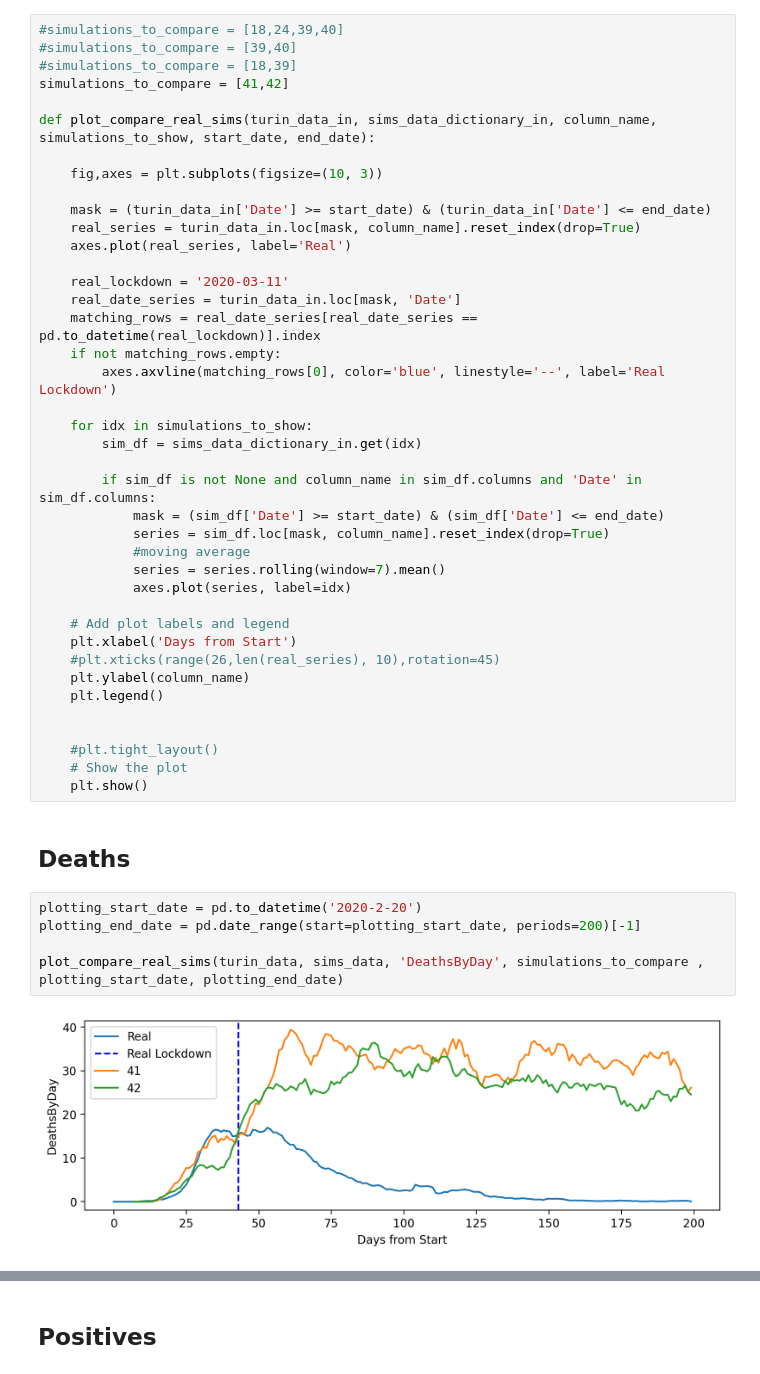
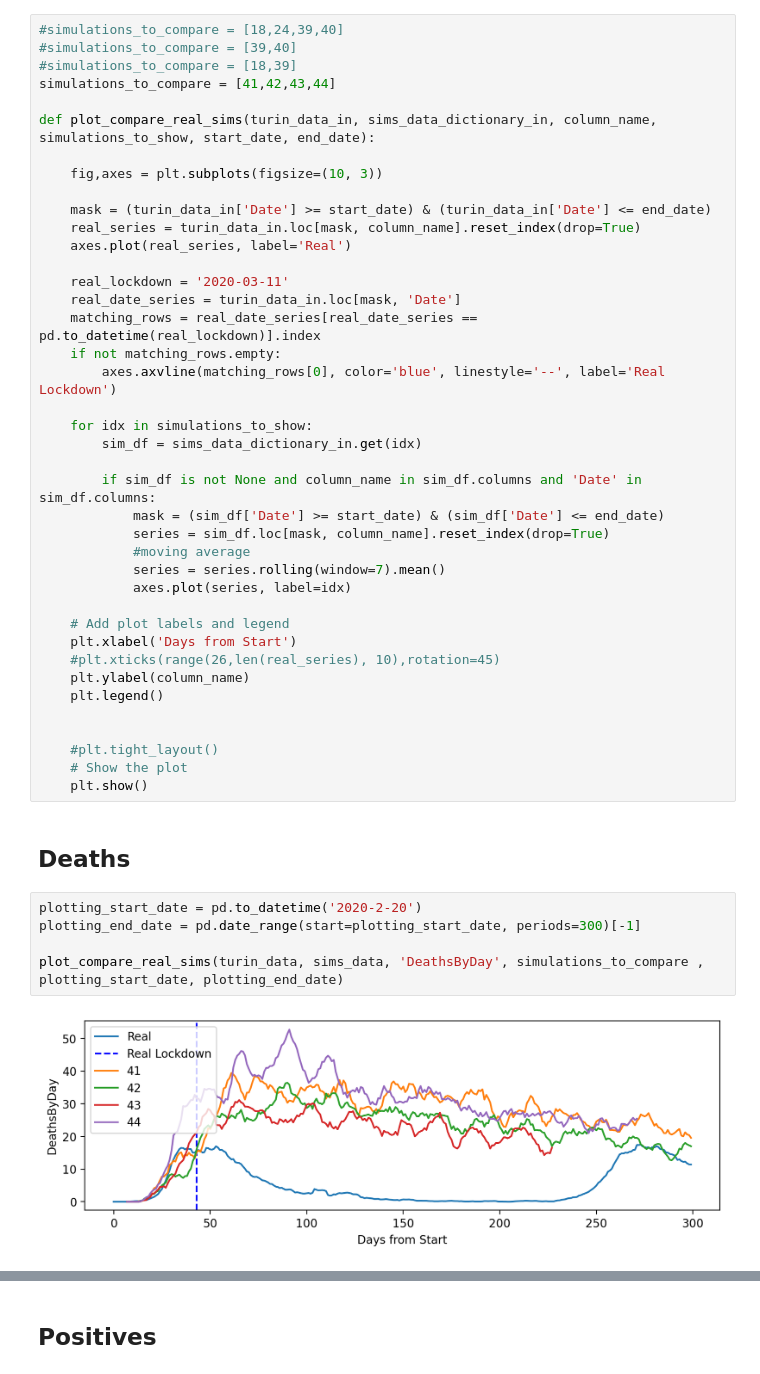
Before and after one commit to CGVGroup/abm-data-analysis, a Jupyter notebook: notebooks/abm-covid.ipynb, the cells around one changed output, grey strips where cells are left out. Saved outputs shown, nothing was run; the diff lists cells and outputs as text.

Commit message:
rms to check differences between simulations

```diff
--- a/notebooks/abm-covid.ipynb
+++ b/notebooks/abm-covid.ipynb
@@ -411,7 +414,7 @@ for sim_number, sim_original_df in simulations_logs_df.items():
 #simulations_to_compare = [18,24,39,40]
 #simulations_to_compare = [39,40]
 #simulations_to_compare = [18,39]
-simulations_to_compare = [41,42]
+simulations_to_compare = [41,42,43,44]
 
 def plot_compare_real_sims(turin_data_in, sims_data_dictionary_in, column_name, simulations_to_show, start_date, end_date):
 
@@ -451,11 +454,11 @@ def plot_compare_real_sims(turin_data_in, sims_data_dictionary_in, column_name,
 ## Deaths
 # %%
 plotting_start_date = pd.to_datetime('2020-2-20')
-plotting_end_date = pd.date_range(start=plotting_start_date, periods=200)[-1]
+plotting_end_date = pd.date_range(start=plotting_start_date, periods=300)[-1]
 
 plot_compare_real_sims(turin_data, sims_data, 'DeathsByDay', simulations_to_compare , plotting_start_date, plotting_end_date)
 # %% [output]
-[figure, old version]
+[figure, new version]
 # %%
 plot_compare_real_sims(turin_data, sims_data, 'DeathsTotal', simulations_to_compare, plotting_start_date, plotting_end_date)
 # %% [output]
```
Also changed, not shown: parts of 8 cells of this notebook, 2 other files.
